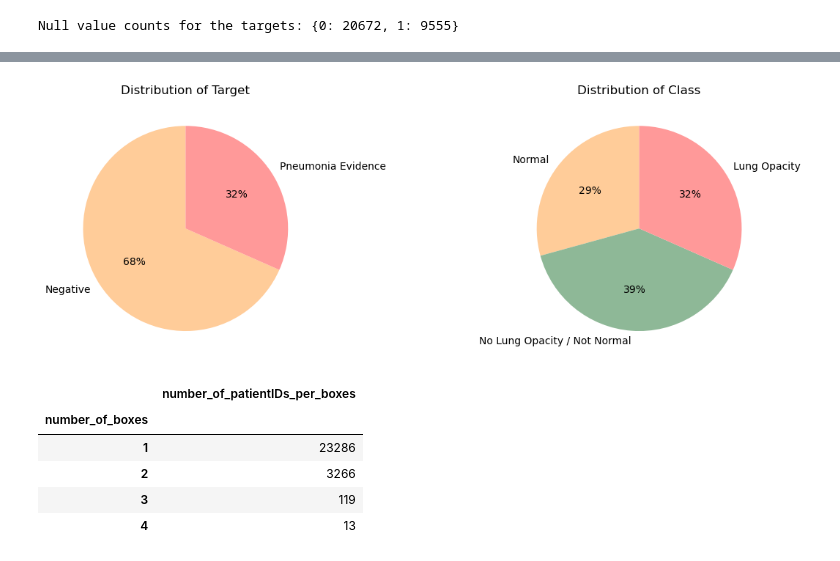
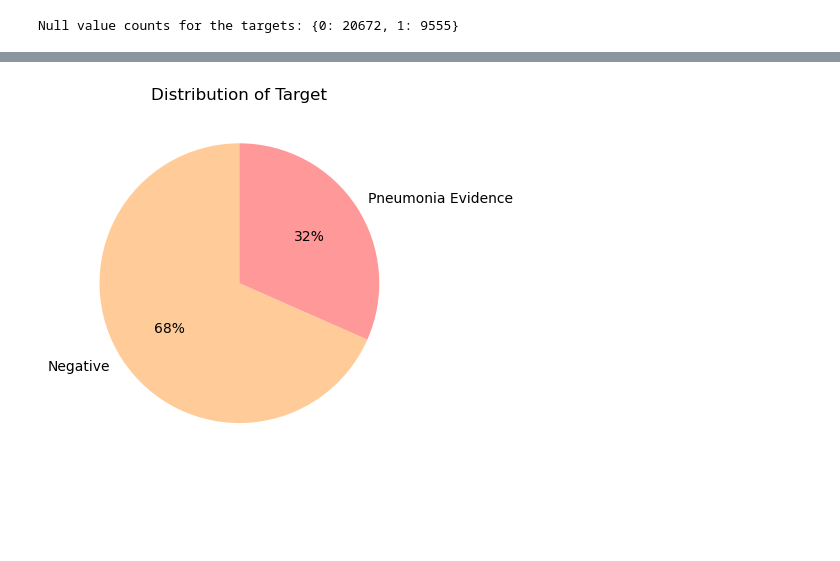
Before and after one commit to AIML-July-23-A-Capstone-G1-Team/Capstone-Project, a Jupyter notebook: Capstone.ipynb, the cells around one changed output, grey strips where cells are left out. Drawn from its saved outputs; the diff is of its cells as text; code cells hidden in the pictures; blank space fills up the shorter version.

```diff
--- a/Capstone.ipynb
+++ b/Capstone.ipynb
@@ -232,2 +233,15 @@ print(
 # %% [output]
 Null value counts for the targets: {0: 20672, 1: 9555}
+# %%
+plt.rcParams['figure.figsize'] = [8, 6]
+plt.rcParams['lines.linewidth'] = 1.5
+
+def countPlot(target="Target"):
+    ax = sns.countplot(x=target, data=train_labels, palette="pastel")
+
+    for p in ax.patches:
+        ax.annotate('{}'.format(p.get_height()), (p.get_x()+0.375, p.get_height()+0.15), ha='center')
+
+    plt.show()
+
+countPlot("Target")
@@ -234,59 +250,14 @@ Null value counts for the targets: {0: 20672, 1: 9555}
 # %%
-fig = plt.figure(figsize=(12, 4))
+fig = plt.figure(figsize = (12, 4))
 
 ax = fig.add_subplot(121)
-g = (
-    train_labels["Target"]
-    .value_counts()
-    .plot(
-        kind="pie",
-        autopct="%.0f%%",
-        labels=["Negative", "Pneumonia Evidence"],
-        colors=["#ffcc99", "#ff9999"],
-        startangle=90,
-        title="Distribution of Target",
-        fontsize=10,
-    )
-    .set_ylabel("")
-)
-
-ax = fig.add_subplot(122)
-g = (
-    class_info["class"]
-    .value_counts()
-    .sort_index(ascending=False)
-    .plot(
-        kind="pie",
-        autopct="%.0f%%",
-        colors=["#ffcc99", "#8EB897", "#ff9999"],
-        startangle=90,
-        title="Distribution of Class",
-        fontsize=10,
-    )
-    .set_ylabel("")
-)
-
+g = (train_labels['Target'].value_counts()
+    .plot(kind = 'pie', autopct = '%.0f%%',
+          labels = ['Negative', 'Pneumonia Evidence'],
+          colors = ['#ffcc99', '#ff9999'],
+          startangle = 90,
+          title = 'Distribution of Target', fontsize = 10)
+    .set_ylabel(''))
 plt.tight_layout()
 # %% [output]
-[figure, old version]
+[figure, new version]
-# %%
-bboxes = (
-    train_labels.groupby("patientId").size().to_frame("number_of_boxes").reset_index()
-)
-train_labels = train_labels.merge(bboxes, on="patientId", how="left")
-
-(
-    bboxes.groupby("number_of_boxes")
-    .size()
-    .to_frame("number_of_patientIDs_per_boxes")
-    .reset_index()
-    .set_index("number_of_boxes")
-    .sort_values(by="number_of_boxes")
-)
-# %% [output]
-|  | number_of_patientIDs_per_boxes |
-| number_of_boxes |  |
-| 1 | 23286 |
-| 2 | 3266 |
-| 3 | 119 |
-| 4 | 13 |
```
Also changed, not shown: parts of 26 cells of this notebook.
